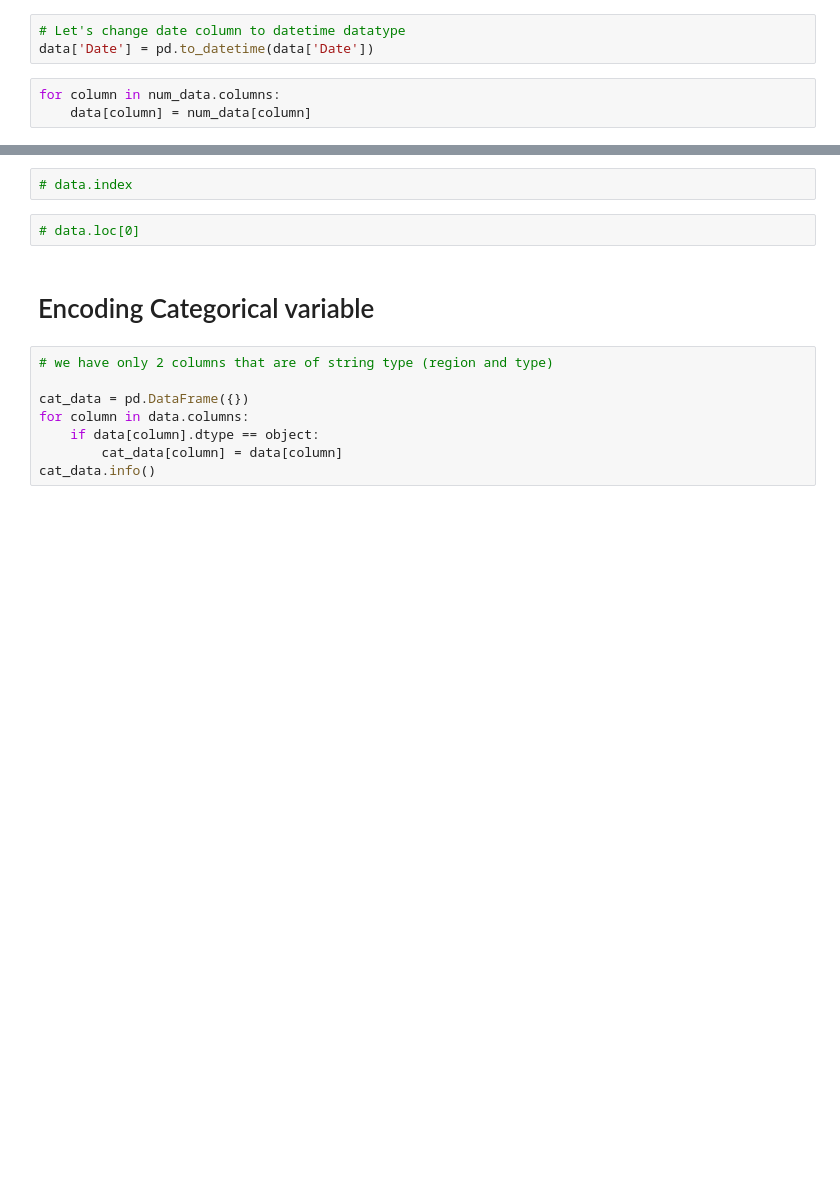
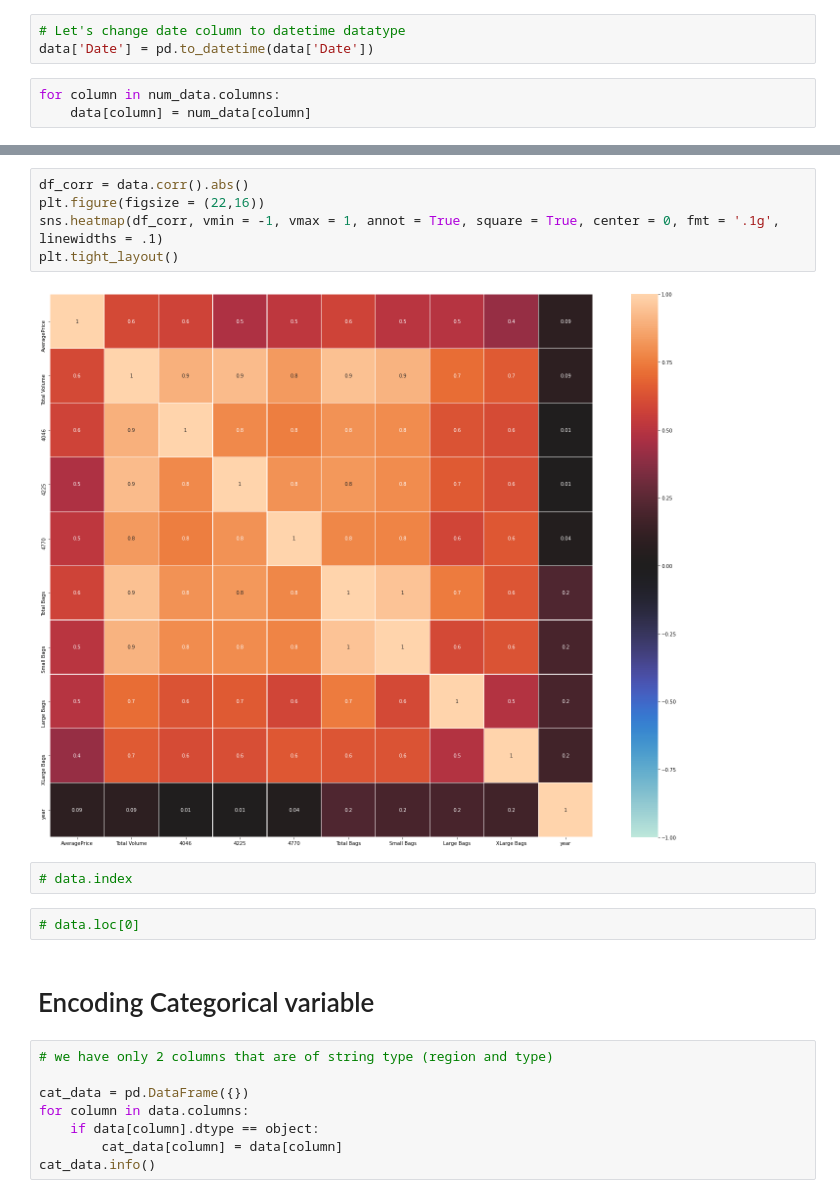
Before and after one commit to Prince-patial/Datatrained, a Jupyter notebook: Avacado Project.ipynb, the cells around one changed output, grey strips where cells are left out. Drawn from its saved outputs; the diff is of its cells as text; blank space fills up the shorter version.

```diff
--- a/Avacado Project.ipynb
+++ b/Avacado Project.ipynb
@@ -217,3 +229,10 @@ for column in num_data.columns:
+# %%
+df_corr = data.corr().abs()
+plt.figure(figsize = (22,16))
+sns.heatmap(df_corr, vmin = -1, vmax = 1, annot = True, square = True, center = 0, fmt = '.1g', linewidths = .1)
+plt.tight_layout()
+# %% [output]
+[figure, added]
 # %%
 # data.index
 # %%
```
Also changed, not shown: parts of 22 cells of this notebook.
